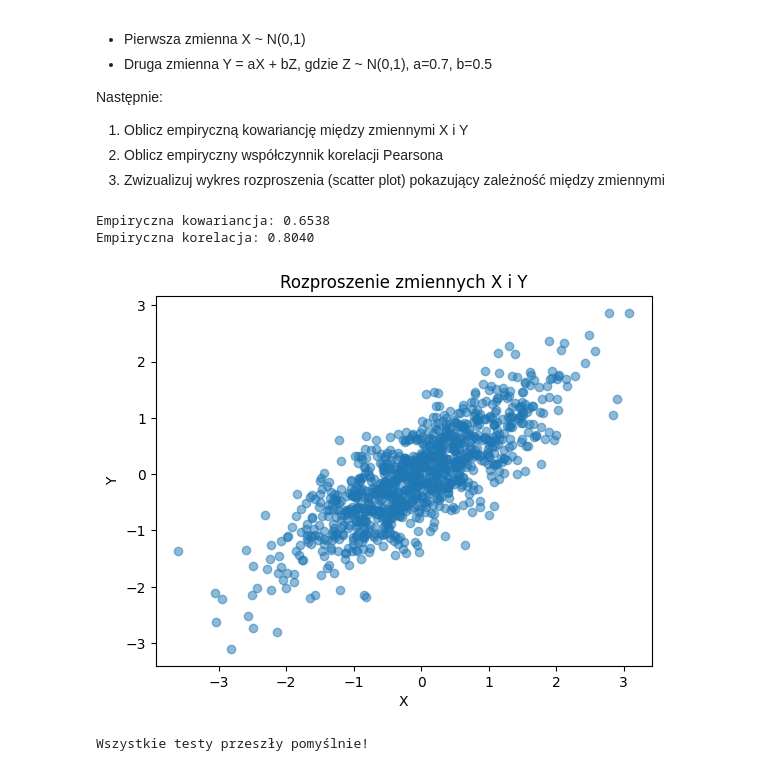
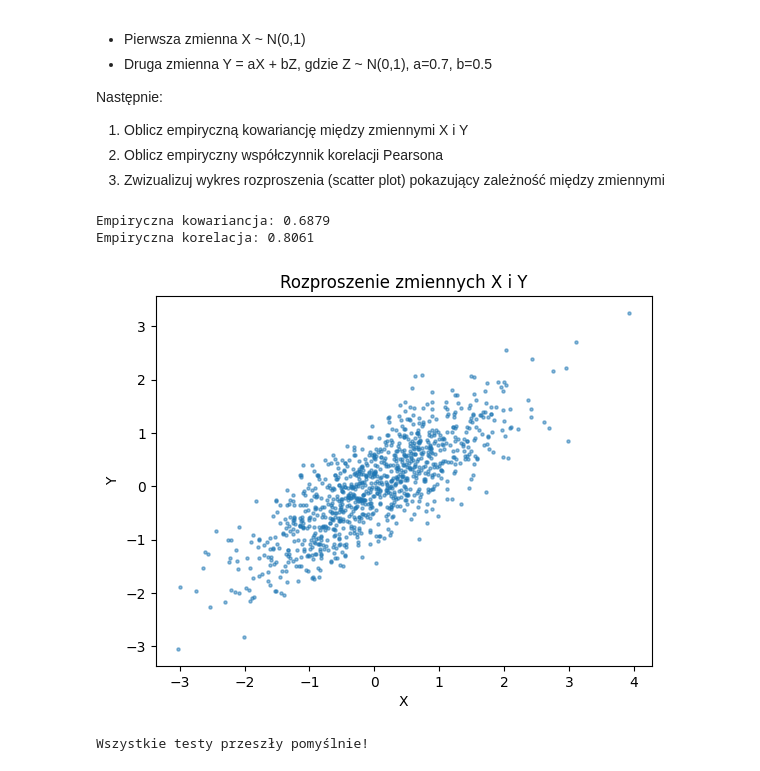
Before and after one commit to jkociecki/propabilistic-graphical-models-pwr, a Jupyter notebook: l01-jkociecki/1-probability.ipynb, the cells around one changed output. Saved outputs shown, nothing was run; the diff lists cells and outputs as text; code cells hidden in the pictures.

```diff
--- a/l01-jkociecki/1-probability.ipynb
+++ b/l01-jkociecki/1-probability.ipynb
@@ -423,23 +416,23 @@ Następnie:
 # %%
 n = 1000
 x = np.random.normal(0, 1, n)
 y = 0.7 * x + 0.5 * np.random.normal(0, 1, n)
 
 empirical_cov = np.cov(x, y)[0, 1]
 empirical_corr = np.corrcoef(x, y)[0, 1]
 
 print(f"Empiryczna kowariancja: {empirical_cov:.4f}")
 print(f"Empiryczna korelacja: {empirical_corr:.4f}")
 
-plt.scatter(x, y, alpha=0.5)
+plt.scatter(x, y, alpha=0.5, s=5)
 plt.xlabel("X")
 plt.ylabel("Y")
 plt.title("Rozproszenie zmiennych X i Y")
 plt.show()
 # %% [output]
-Empiryczna kowariancja: 0.6538
-Empiryczna korelacja: 0.8040
+Empiryczna kowariancja: 0.6879
+Empiryczna korelacja: 0.8061
-[figure, old version]
+[figure, new version]
 # %%
 assert len(x) == n == 1000, f"Rozmiar próbki powinien wynosić 1000, a wynosi {len(x)}"
 
```
Also changed, not shown: parts of 8 cells of this notebook, 1 other file.
